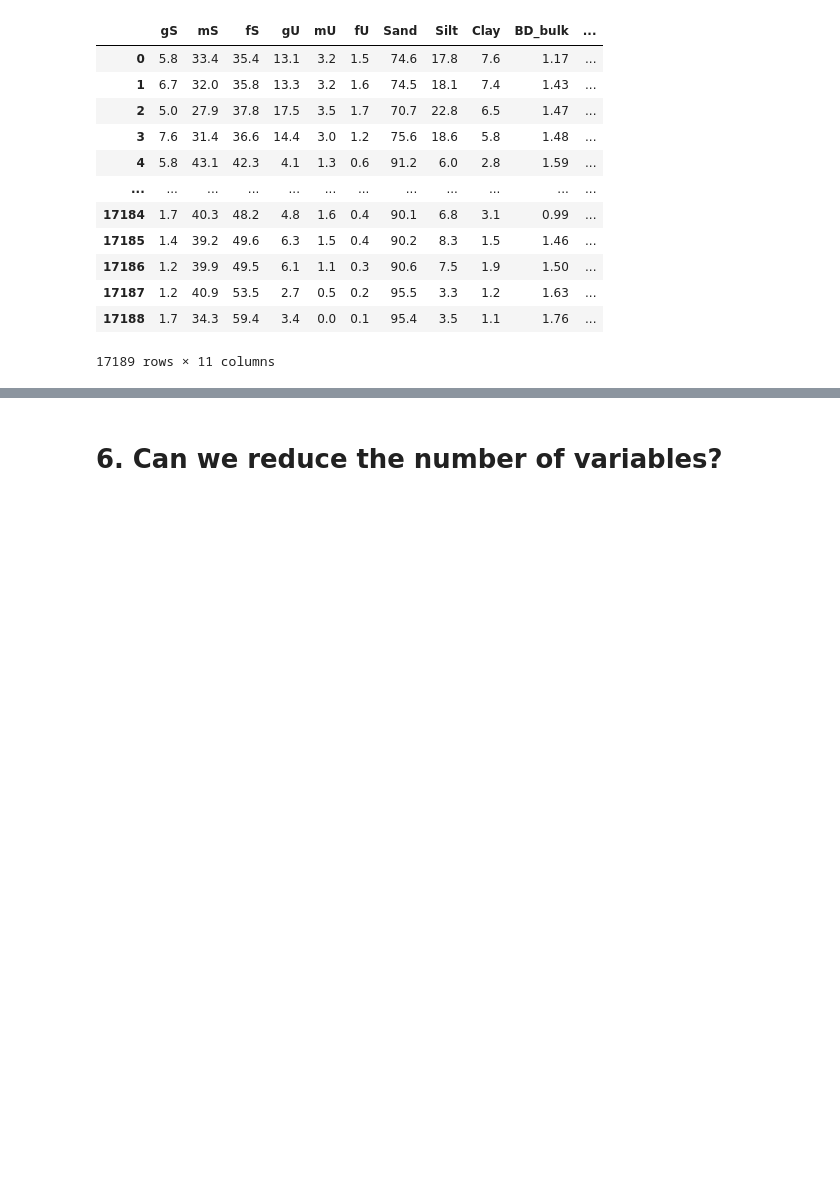
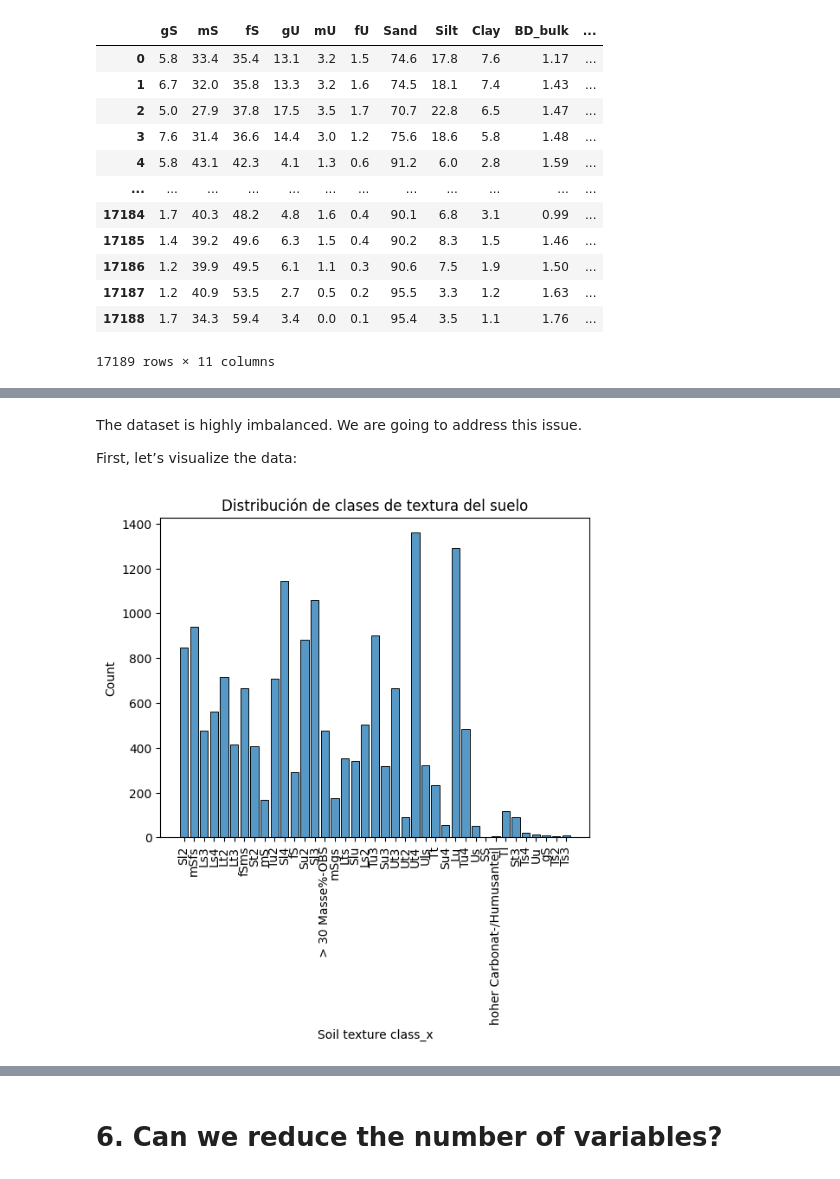
Before and after one commit to miguelmunnozmoya/Python_and_research, a Jupyter notebook: Soil_texture_classifier.ipynb, the cells around one changed output, grey strips where cells are left out. Cells and saved outputs as stored; diff of their text form; code cells hidden in the pictures; blank space fills up the shorter version.

```diff
--- a/Soil_texture_classifier.ipynb
+++ b/Soil_texture_classifier.ipynb
@@ -241,0 +251,11 @@ df_soil
+# %% [markdown]
+The dataset is highly imbalanced. We are going to address this issue.
+
+First, let’s visualize the data:
+# %%
+sns.histplot(data=df_soil, x='Soil texture class_x', stat='count', shrink=0.8)
+plt.xticks(rotation=90)
+plt.title("Distribución de clases de textura del suelo")
+plt.show()
+# %% [output]
+[figure, added]
```
Also changed, not shown: parts of 30 cells of this notebook, 1 other file.
